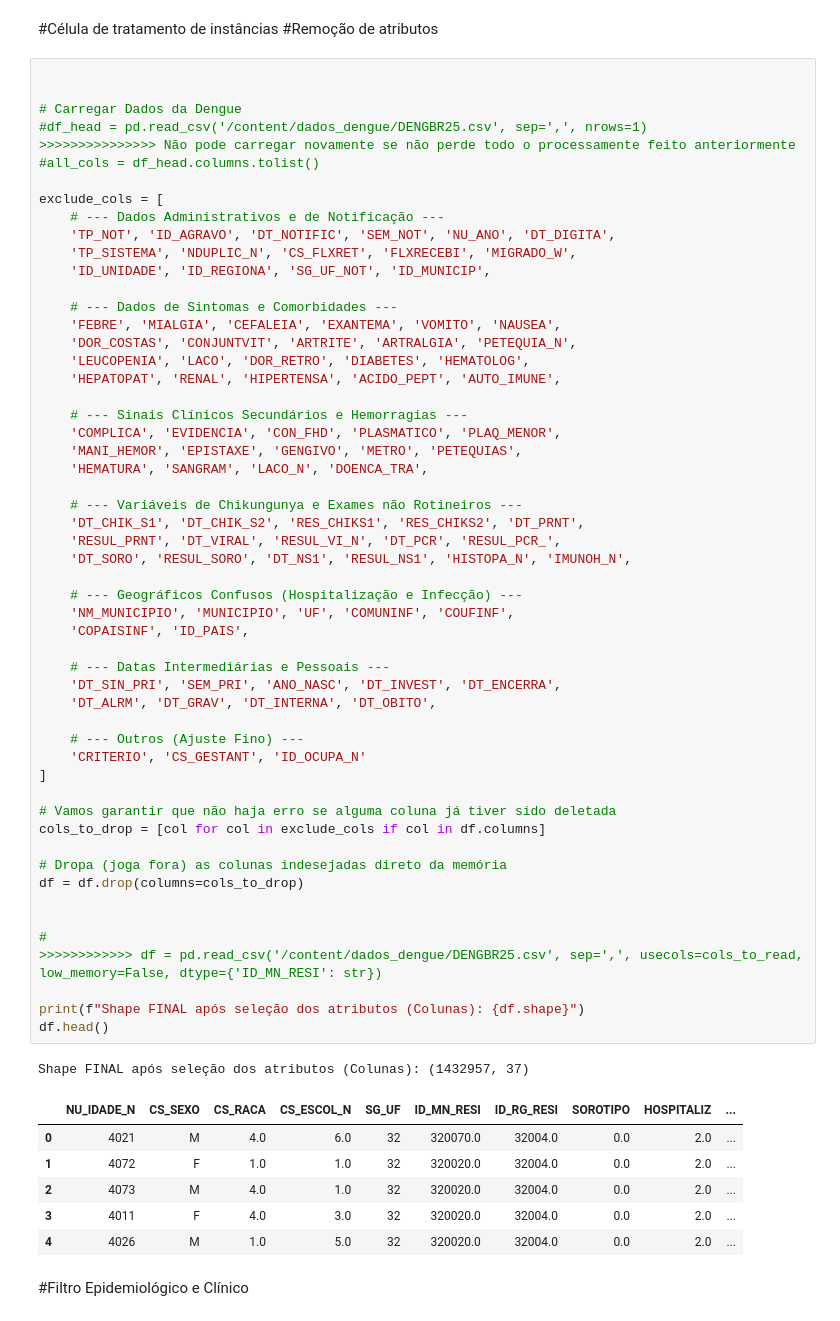
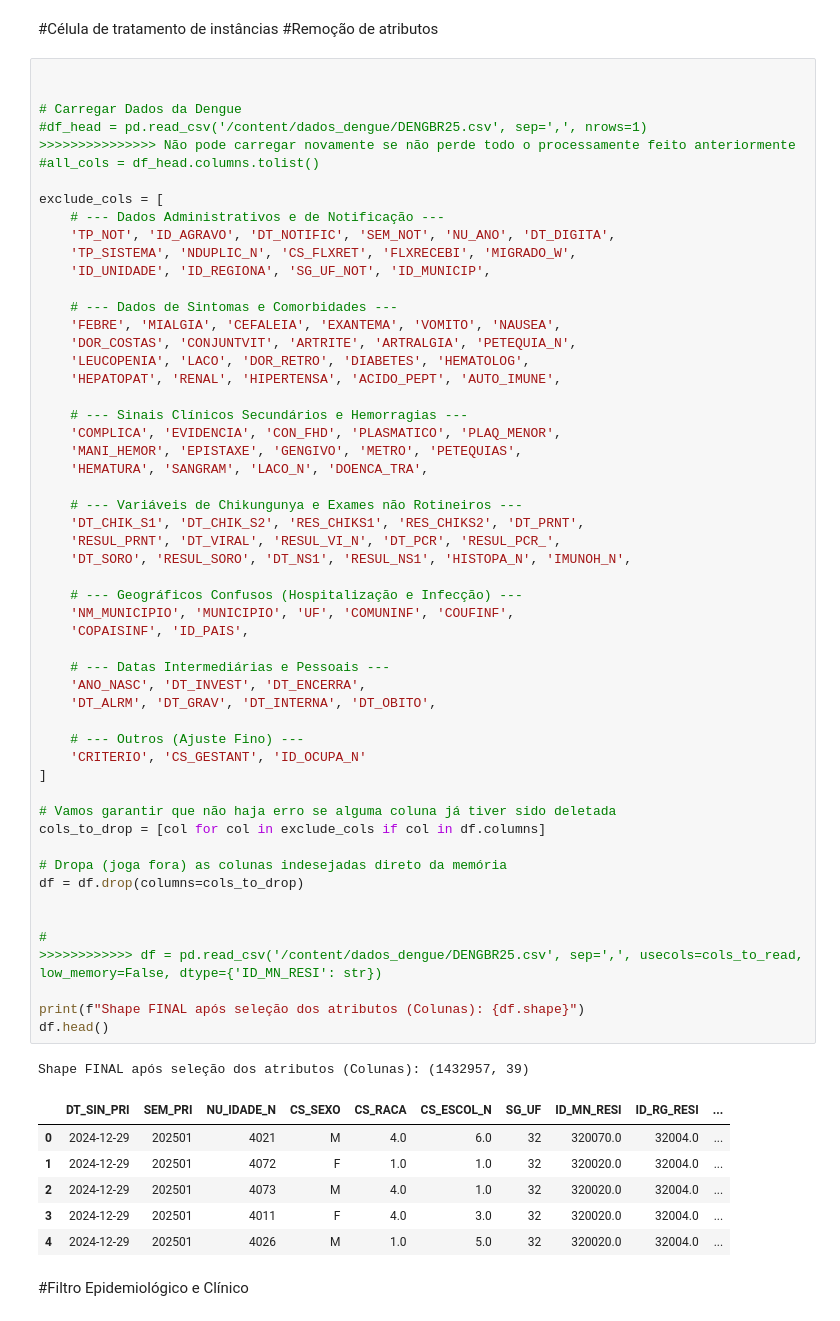
Before and after one commit to TrindadeBc/cd2-projeto-3, a Jupyter notebook: Projeto_CD2_Analise_Epidem_DATASUS.ipynb, the cells around one changed output. Saved outputs shown, nothing was run; the diff lists cells and outputs as text.

```diff
--- a/Projeto_CD2_Analise_Epidem_DATASUS.ipynb
+++ b/Projeto_CD2_Analise_Epidem_DATASUS.ipynb
@@ -435,41 +437,41 @@ exclude_cols = [
     'HEMATURA', 'SANGRAM', 'LACO_N', 'DOENCA_TRA',
 
     # --- Variáveis de Chikungunya e Exames não Rotineiros ---
     'DT_CHIK_S1', 'DT_CHIK_S2', 'RES_CHIKS1', 'RES_CHIKS2', 'DT_PRNT',
     'RESUL_PRNT', 'DT_VIRAL', 'RESUL_VI_N', 'DT_PCR', 'RESUL_PCR_',
     'DT_SORO', 'RESUL_SORO', 'DT_NS1', 'RESUL_NS1', 'HISTOPA_N', 'IMUNOH_N',
 
     # --- Geográficos Confusos (Hospitalização e Infecção) ---
     'NM_MUNICIPIO', 'MUNICIPIO', 'UF', 'COMUNINF', 'COUFINF',
     'COPAISINF', 'ID_PAIS',
 
     # --- Datas Intermediárias e Pessoais ---
-    'DT_SIN_PRI', 'SEM_PRI', 'ANO_NASC', 'DT_INVEST', 'DT_ENCERRA',
+    'ANO_NASC', 'DT_INVEST', 'DT_ENCERRA',
     'DT_ALRM', 'DT_GRAV', 'DT_INTERNA', 'DT_OBITO',
 
     # --- Outros (Ajuste Fino) ---
     'CRITERIO', 'CS_GESTANT', 'ID_OCUPA_N'
 ]
 
 # Vamos garantir que não haja erro se alguma coluna já tiver sido deletada
 cols_to_drop = [col for col in exclude_cols if col in df.columns]
 
 # Dropa (joga fora) as colunas indesejadas direto da memória
 df = df.drop(columns=cols_to_drop)
 
 
 #                                                                                           >>>>>>>>>>>> df = pd.read_csv('/content/dados_dengue/DENGBR25.csv', sep=',', usecols=cols_to_read, low_memory=False, dtype={'ID_MN_RESI': str})
 
 print(f"Shape FINAL após seleção dos atributos (Colunas): {df.shape}")
 df.head()
 # %% [output]
-Shape FINAL após seleção dos atributos (Colunas): (1432957, 37)
+Shape FINAL após seleção dos atributos (Colunas): (1432957, 39)
-|  | NU_IDADE_N | CS_SEXO | CS_RACA | CS_ESCOL_N | SG_UF | ID_MN_RESI | ID_RG_RESI | SOROTIPO | HOSPITALIZ | ... |
-| 0 | 4021 | M | 4.0 | 6.0 | 32 | 320070.0 | 32004.0 | 0.0 | 2.0 | ... |
-| 1 | 4072 | F | 1.0 | 1.0 | 32 | 320020.0 | 32004.0 | 0.0 | 2.0 | ... |
-| 2 | 4073 | M | 4.0 | 1.0 | 32 | 320020.0 | 32004.0 | 0.0 | 2.0 | ... |
-| 3 | 4011 | F | 4.0 | 3.0 | 32 | 320020.0 | 32004.0 | 0.0 | 2.0 | ... |
-| 4 | 4026 | M | 1.0 | 5.0 | 32 | 320020.0 | 32004.0 | 0.0 | 2.0 | ... |
+|  | DT_SIN_PRI | SEM_PRI | NU_IDADE_N | CS_SEXO | CS_RACA | CS_ESCOL_N | SG_UF | ID_MN_RESI | ID_RG_RESI | ... |
+| 0 | 2024-12-29 | 202501 | 4021 | M | 4.0 | 6.0 | 32 | 320070.0 | 32004.0 | ... |
+| 1 | 2024-12-29 | 202501 | 4072 | F | 1.0 | 1.0 | 32 | 320020.0 | 32004.0 | ... |
+| 2 | 2024-12-29 | 202501 | 4073 | M | 4.0 | 1.0 | 32 | 320020.0 | 32004.0 | ... |
+| 3 | 2024-12-29 | 202501 | 4011 | F | 4.0 | 3.0 | 32 | 320020.0 | 32004.0 | ... |
+| 4 | 2024-12-29 | 202501 | 4026 | M | 1.0 | 5.0 | 32 | 320020.0 | 32004.0 | ... |
 # %% [markdown]
 #Filtro Epidemiológico e Clínico
 # %% [markdown]
```
Also changed, not shown: parts of 46 cells of this notebook.
